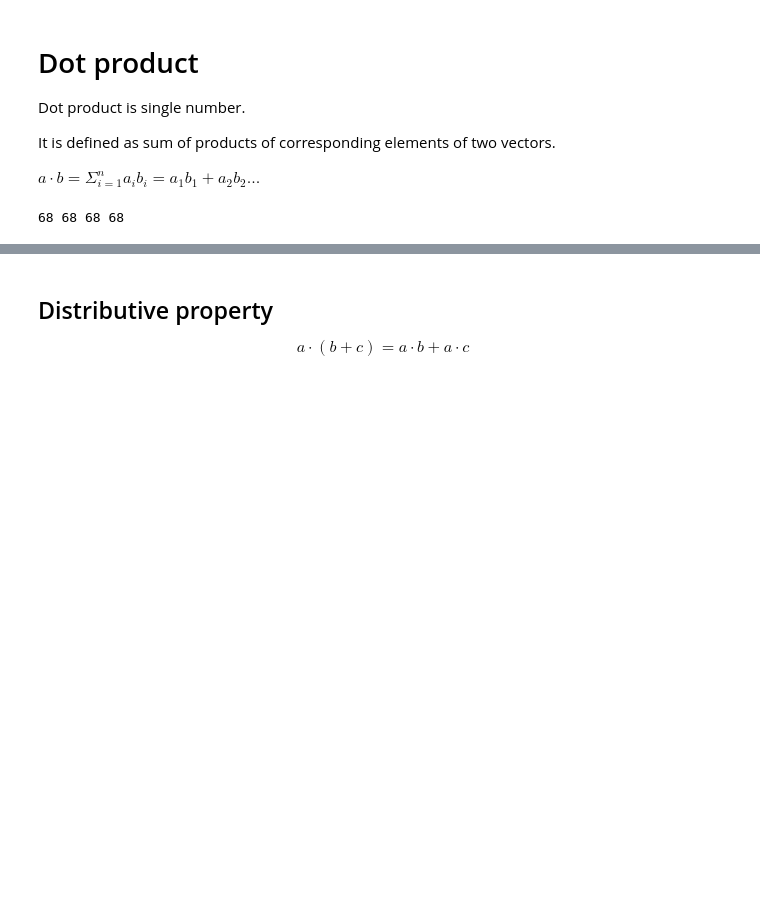
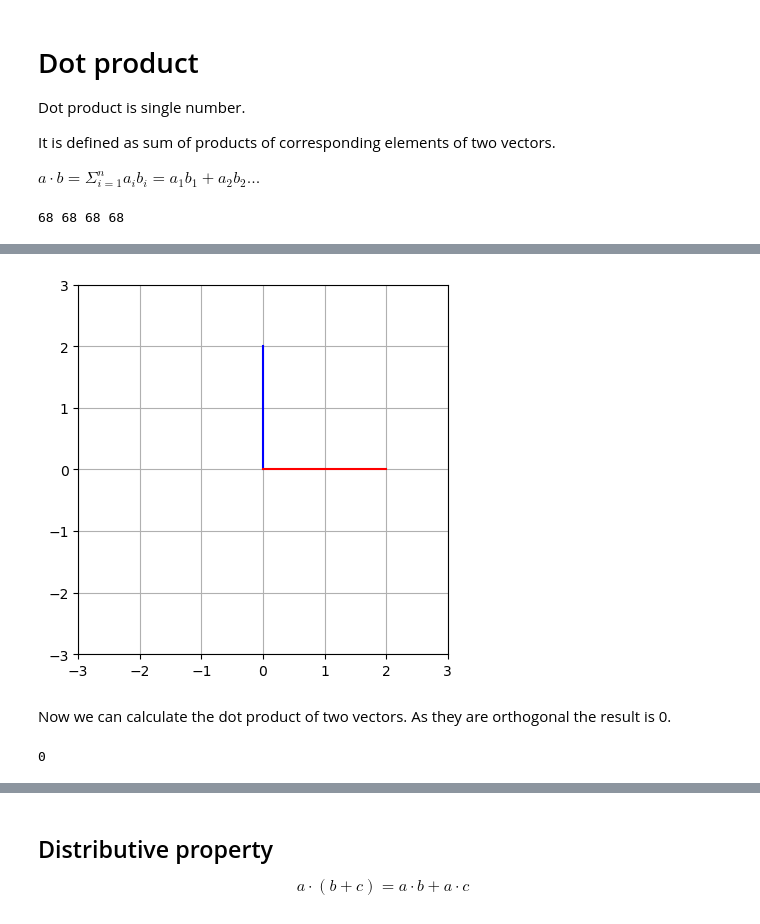
Before and after one commit to davidul/data-science, a Jupyter notebook: 02-linear-algebra/01-vectors.ipynb, the cells around one changed output, grey strips where cells are left out. Cells and saved outputs as stored; diff of their text form; code cells hidden in the pictures; blank space fills up the shorter version.

Commit message:
vectors

```diff
--- a/02-linear-algebra/01-vectors.ipynb
+++ b/02-linear-algebra/01-vectors.ipynb
@@ -151,0 +184,19 @@ $$ |a^Tb | \le ||a|| \cdot ||b|| $$
+# %%
+# Orthogonal vectors
+v1 = np.array([0,2])
+v2 = np.array([2,0])
+
+plt.plot([0, v1[0]], [0,v1[1]], 'b', label='v_1')
+plt.plot([0, v2[0]], [0,v2[1]], 'r', label='\lambda v_1')
+plt.axis('square')
+axlim = max([abs(max(v2)), abs(max(v1))]) * 1.5
+plt.axis((-axlim, axlim, -axlim, axlim))
+plt.grid()
+# %% [output]
+[figure, added]
+# %% [markdown]
+Now we can calculate the dot product of two vectors. As they are orthogonal the result is 0.
+# %%
+np.dot(v1,v2)
+# %% [output]
+0
```
Also changed, not shown: parts of 10 cells of this notebook.
